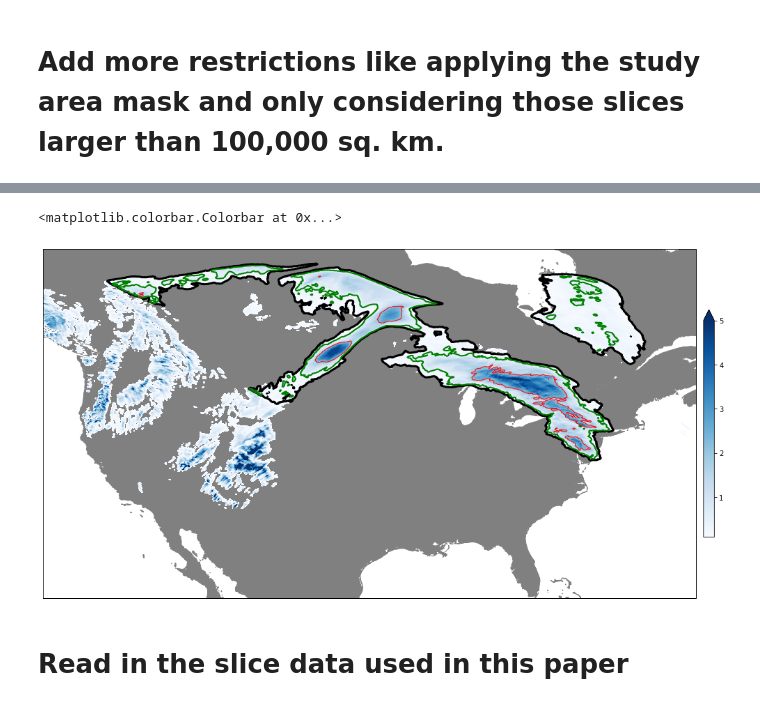
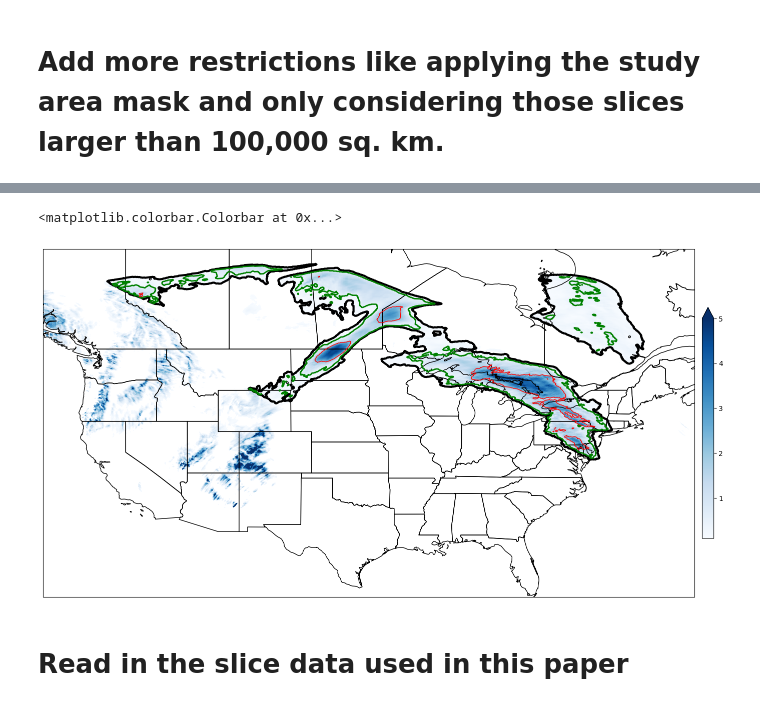
Before and after one commit to jimzhang629/Future_Snow, a Jupyter notebook: future_snow/notebooks/Get_Snow_Slices.ipynb, the cells around one changed output, grey strips where cells are left out. Saved outputs shown, nothing was run; the diff lists cells and outputs as text; code cells hidden in the pictures.

```diff
--- a/future_snow/notebooks/Get_Snow_Slices.ipynb
+++ b/future_snow/notebooks/Get_Snow_Slices.ipynb
@@ -12,7 +12,7 @@ The following methods are used:
 3) `create_slices` : this extracts the footprints of the slices from the 3H SWE data and puts them into a GeoDataFrame
 # %%
 from skimage.measure import regionprops
-from scipy.ndimage.measurements import label
+from scipy.ndimage import label
 from skimage.morphology import disk, remove_small_objects
 from shapely.geometry import MultiPoint
 import geopandas as gpd
@@ -40,7 +40,7 @@ def get_storm(prec_grid, thresh, min_size=6):
     """
     labels, num_of_labels = label(prec_grid >= thresh)
 
-    remove_small_objects(labels, min_size=min_size, in_place=True)
+    labels = remove_small_objects(labels, min_size=min_size)
 
     return labels
 
@@ -259,7 +255,7 @@ Return slice information for this time.
 # %%
 import pandas as pd
 
-drange = pd.date_range(start="2013-01-28 12:00:00", end="2013-01-28 12:00:00", freq='3H')
+drange = pd.date_range(start="2013-01-28 12:00:00", end="2013-01-28 12:00:00", freq='3h')
 
 slices = create_slices(ds_3h, rng=drange, mask=np.ones(shape=(1015, 1359)), thresh=0.1)
 # %% [output]
@@ -325,12 +317,9 @@ plt.colorbar(mmp, ax=ax, shrink=0.3, pad=0.01, extend='max')
 # %% [markdown]
 # Add more restrictions like applying the study area mask and only considering those slices larger than 100,000 sq. km.
 # %%
-from scipy.misc import imread
+mask = np.load("../example_data/mask.npy")
 
-mask = imread('test1.jpg', mode='P')
-mask = 1*(mask < 100)
-
-drange = pd.date_range(start="2013-01-28 12:00:00", end="2013-01-28 12:00:00", freq='3H')
+drange = pd.date_range(start="2013-01-28 12:00:00", end="2013-01-28 12:00:00", freq='3h')
 
 slices = create_slices(ds_3h, rng=drange, mask=mask.copy(), thresh=0.1)
 
@@ -355,38 +341,38 @@ for rid, row in slices.iterrows():
     if row['area'] >= 100000:
         y, x = row.coords[:,0], row.coords[:, 1]
         slice_pos[y, x] = 1
 
         if len(row.coords_50p) > 0:
 
             y50, x50 = row.coords_50p[:,0], row.coords_50p[:, 1]
             slice_p50[y50, x50] = 1
 
             if len(row.coords_90p) > 0:
                 y90, x90 = row.coords_90p[:,0], row.coords_90p[:, 1]
                 slice_p90[y90, x90] = 1
 
 plt.rcParams['figure.figsize'] = 20, 20
 
 ax = plt.axes(projection=ccrs.PlateCarree())
 ax.set_extent([-128, -65, 25, 55])
 
-ax.add_feature(cfeature.STATES.with_scale('10m'), color='grey')
+ax.add_feature(cfeature.STATES, zorder=3)
 
 example = ds_3h.sel(Time="2013-01-28 12:00:00")
 
 res = example.SNOW_ACC_NC.values.copy()
 res = np.ma.masked_where(res < 0.1, res)
 
 mmp = ax.pcolormesh(example.XLONG, example.XLAT, res, vmin=0.1, vmax=5, cmap='Blues', zorder=2)
 
-ax.contour(example.XLONG, example.XLAT, slice_pos, levels=[1], linewidths=3, colors=['k',])
-ax.contour(example.XLONG, example.XLAT, slice_p50, levels=[1], linewidths=2, colors=['g',])
-ax.contour(example.XLONG, example.XLAT, slice_p90, levels=[1], linewidths=1, colors=['r',])
+ax.contour(example.XLONG, example.XLAT, slice_pos, levels=[0.5], linewidths=3, colors=['k',], zorder=4)
+ax.contour(example.XLONG, example.XLAT, slice_p50, levels=[0.5], linewidths=2, colors=['g',], zorder=4)
+ax.contour(example.XLONG, example.XLAT, slice_p90, levels=[0.5], linewidths=1, colors=['r',], zorder=4)
 
 plt.colorbar(mmp, ax=ax, shrink=0.3, pad=0.01, extend='max')
 # %% [output]
 <matplotlib.colorbar.Colorbar at 0x...>
-[figure, old version]
+[figure, new version]
 # %% [markdown]
 # Read in the slice data used in this paper
 # %%
```
Also changed, not shown: parts of 5 cells of this notebook, 11 other files.
